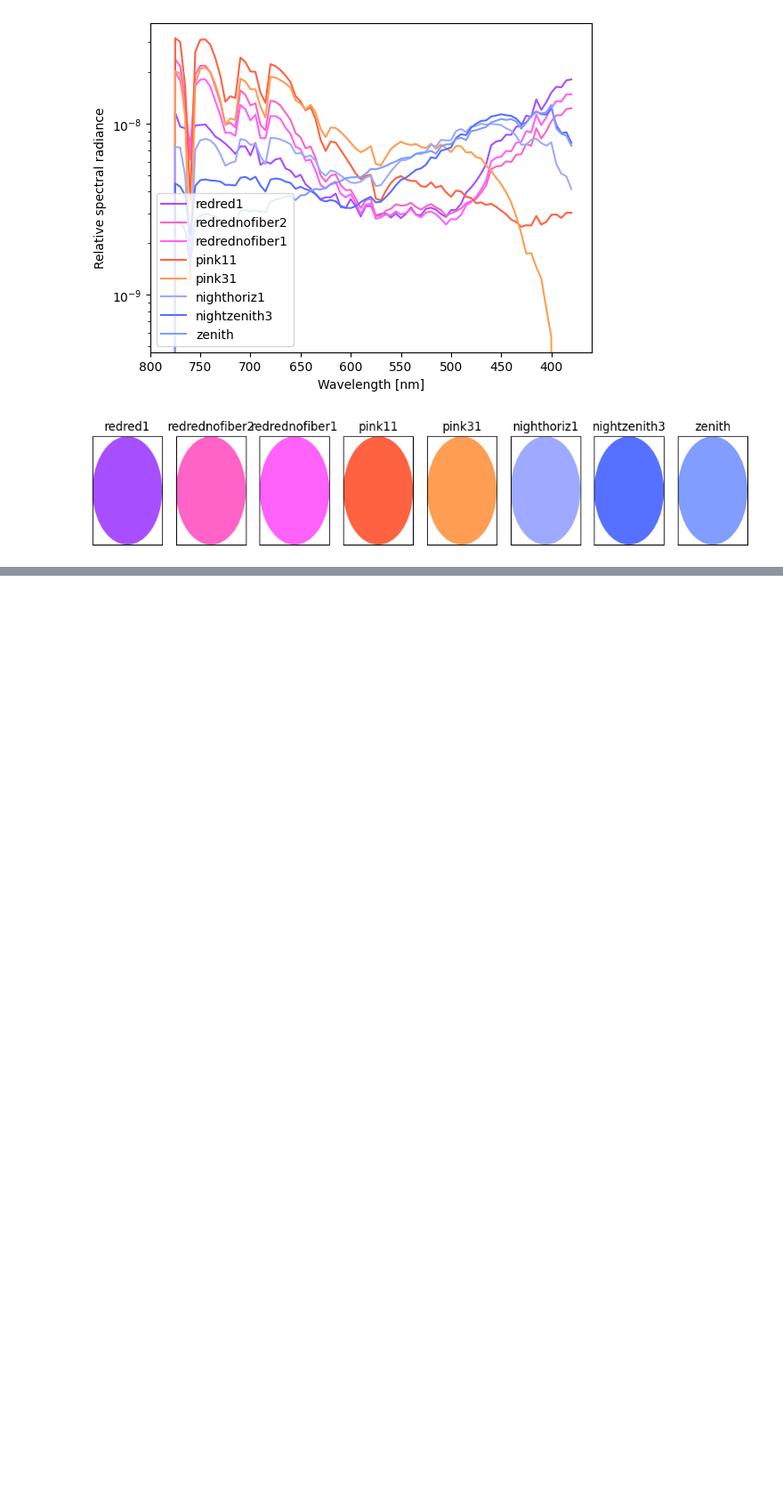
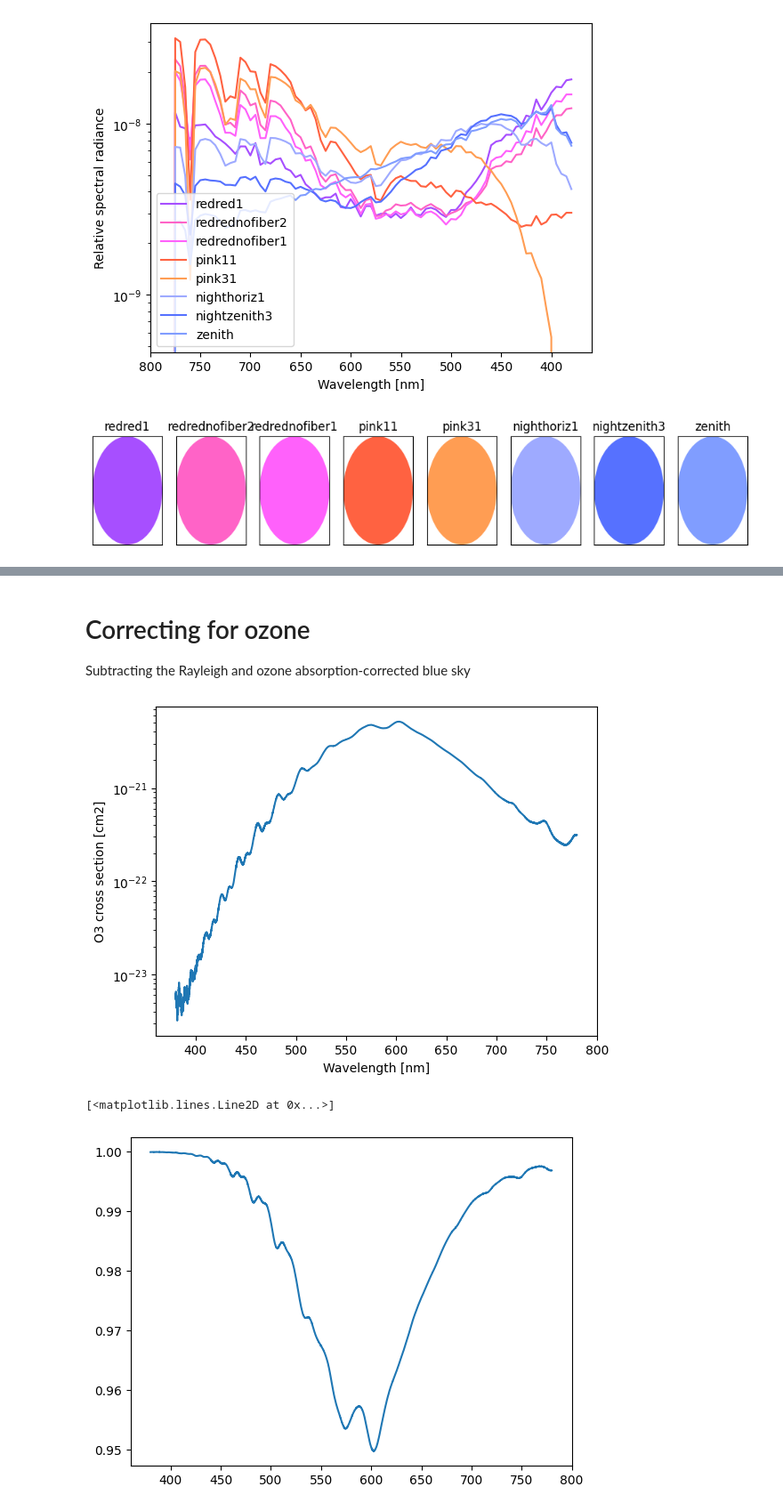
Before and after one commit to bcheung2001/sunlamp, a Jupyter notebook: spectral_correction.ipynb, the cells around one changed output, grey strips where cells are left out. Shown at 89% size. Cells and saved outputs as stored; diff of their text form; code cells hidden in the pictures; blank space fills up the shorter version.

Commit message:
ozone correction

```diff
--- a/spectral_correction.ipynb
+++ b/spectral_correction.ipynb
@@ -190,3 +195,28 @@ for i in range(len(specs)):
 [figure]
 # %%
 np.savetxt("rayleigh_corrected_rgb_array", np.round(np.array(rgb_vals)*255), delimiter=",")
+# %% [markdown]
+# Correcting for ozone
+Subtracting the Rayleigh and ozone absorption-corrected blue sky
+# %%
+data = np.genfromtxt("./spectra/O3_cross_section_cut.dat")
+
+fig = plt.figure()
+ax = fig.add_subplot(1, 1, 1)
+plt.plot(data[:,0], data[:,1])
+ax.set_yscale("log")
+ax.set_xlabel("Wavelength [nm]")
+ax.set_ylabel("O3 cross section [cm2]")
+
+plt.show()
+
+No3 = 1e19 # cm-2
+a = 0.005 * (1/1e5)**4 # cm-2
+so3 = data[:,1]
+
+ozone_fine = np.exp(-No3*so3)
+plt.plot(data[:,0], ozone_fine)
+# %% [output]
+[figure, added]
+[<matplotlib.lines.Line2D at 0x...>]
+[figure, added]
```
Also changed, not shown: parts of 5 cells of this notebook, 2 other files.
